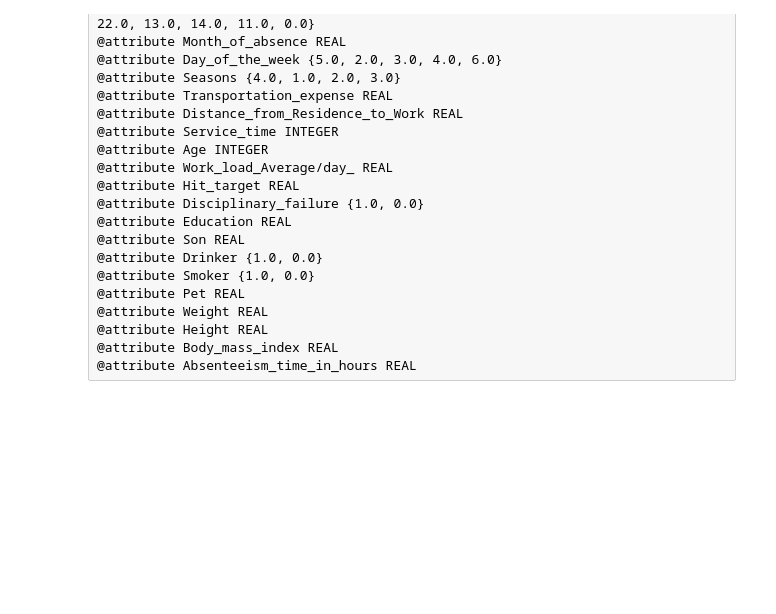
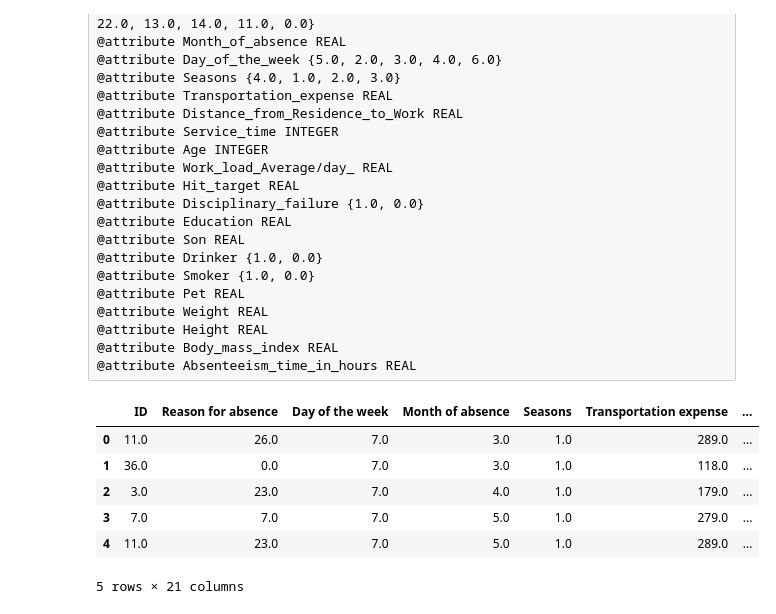
Before and after one commit to AdityaDRathore/BlueTriangleA, a Jupyter notebook: skillathon/Untitled.ipynb, the cells around one changed output. Saved outputs shown, nothing was run; the diff lists cells and outputs as text; code cells hidden in the pictures; blank space fills up the shorter version.

```diff
--- a/skillathon/Untitled.ipynb
+++ b/skillathon/Untitled.ipynb
@@ -185,0 +208,10 @@ And 7 categories without (CID) patient follow-up (22), medical consultation (23)
+# %%
+df.head()
+# %% [output]
+|  | ID | Reason for absence | Day of the week | Month of absence | Seasons | Transportation expense | ... |
+| 0 | 11.0 | 26.0 | 7.0 | 3.0 | 1.0 | 289.0 | ... |
+| 1 | 36.0 | 0.0 | 7.0 | 3.0 | 1.0 | 118.0 | ... |
+| 2 | 3.0 | 23.0 | 7.0 | 4.0 | 1.0 | 179.0 | ... |
+| 3 | 7.0 | 7.0 | 7.0 | 5.0 | 1.0 | 279.0 | ... |
+| 4 | 11.0 | 23.0 | 7.0 | 5.0 | 1.0 | 289.0 | ... |
+5 rows × 21 columns
```
Also changed, not shown: parts of 10 cells of this notebook, 1 other file.
